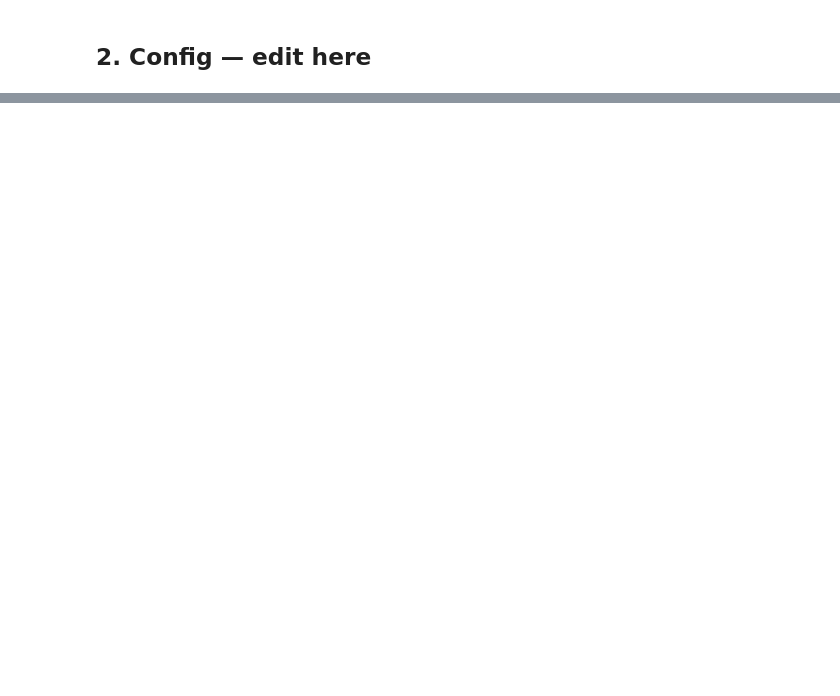
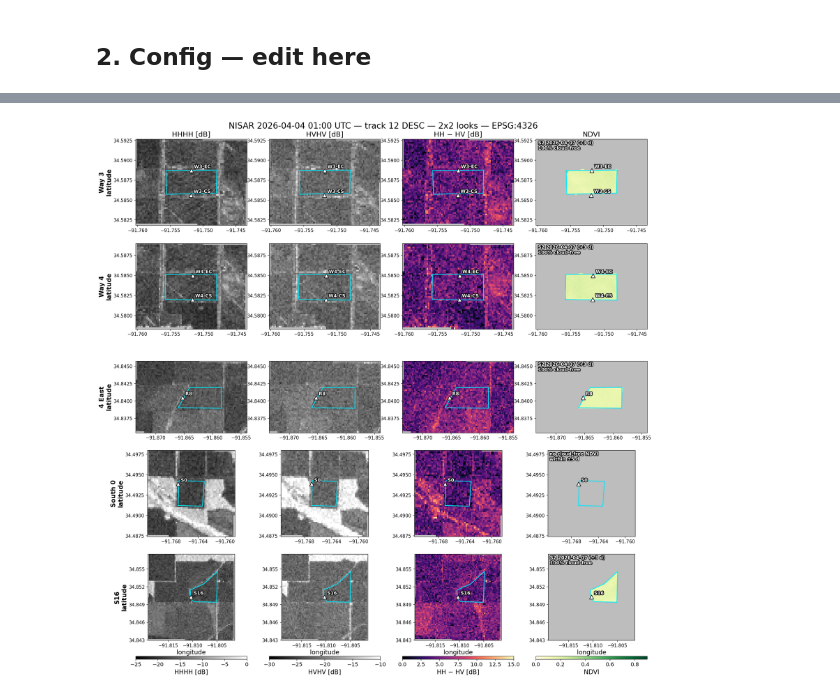
Before and after one commit to edrian-liao/rice-methane-downscaling, a Jupyter notebook: notebooks/nisar_field_means.ipynb, the cells around one changed output, grey strips where cells are left out. Cells and saved outputs as stored; diff of their text form; code cells hidden in the pictures; blank space fills up the shorter version.

Commit message:
confirmed the usability of the l-band nisar

```diff
--- a/notebooks/nisar_field_means.ipynb
+++ b/notebooks/nisar_field_means.ipynb
@@ -236,61 +443,87 @@ Cyan = polygon, white triangles = gauges.
 # %%
 PANELS = [("HHHH", "HHHH [dB]", "gray"), ("HVHV", "HVHV [dB]", "gray"),
-          ("ratio", "HH − HV [dB]", "magma")]
-OUTLINE = [pe.withStroke(linewidth=3, foreground="black")]        # readable labels
+          ("ratio", "HH − HV [dB]", "magma"), ("ndvi", "NDVI", "YlGn")]
+VLIM["ndvi"] = NDVI_VLIM
+
+
+def nearest_ndvi(field, when):
+    """Closest cloud-free NDVI date to `when` for this field, within NDVI_MAX_GAP_DAYS; else None."""
+    cand = ndvi_means[(ndvi_means.field == field) & ndvi_means.ndvi.notna()]
+    if cand.empty:
+        return None
+    gap = (cand.date - when.normalize()).abs()
+    i = gap.idxmin()
+    return cand.date[i] if gap[i] <= pd.Timedelta(days=NDVI_MAX_GAP_DAYS) else None
+
+
+def corner_note(ax, text):
+    ax.text(0.02, 0.98, text, transform=ax.transAxes, va="top", fontsize=11,
+            color="white", fontweight="bold", path_effects=OUTLINE)
 
 
 def plot_maps(ps):
-    """One figure for one pass (a row of `passes`): a row per field, three columns."""
-    fig, axes = plt.subplots(len(fields), 3, figsize=(17, 4.6 * len(fields)), squeeze=False)
-    ims, epsg = [None] * 3, None
+    """One figure for one NISAR pass (a row of `passes`): a row per field, four columns."""
+    fig, axes = plt.subplots(len(fields), len(PANELS), figsize=(22, 4.6 * len(fields)),
+                             squeeze=False)
+    ims = [None] * len(PANELS)
     for i, (_, fld) in enumerate(fields.iterrows()):
+        axes[i][0].set_ylabel(f"{fld.field}\nlatitude", fontweight="bold")
+        for ax in axes[i]:
+            ax.set_facecolor("#bdbdbd")                  # NaN / outside data shows grey
         path = clip_path(ps.granule, fld.field)
-        row_label = fld.field + ("" if fld.has_polygon else "\n(no polygon)")
-        axes[i][0].set_ylabel(f"{row_label}\nnorthing [km]", fontweight="bold")
         if path is None:                                 # field not covered by this pass
             for ax in axes[i]:
                 ax.text(0.5, 0.5, "no data this pass", ha="center", transform=ax.transAxes)
                 ax.set_xticks([]); ax.set_yticks([])
             continue
-        w = map_layers(path); epsg = w["epsg"]
-        to_km = lambda gs: gs.to_crs(epsg).scale(1e-3, 1e-3, origin=(0, 0))
-        poly_km = to_km(gpd.GeoSeries([fld.geometry], crs=4326)) if fld.has_polygon else None
-        gpts = gauges[gauges.field_name == fld.field]
-        gpts_km = to_km(gpts.geometry)
-        for j, (key, label, cmap) in enumerate(PANELS):
+        w = map_layers(path)
+
+        # Columns 1-3: NISAR.
+        for j, (key, label, cmap) in enumerate(PANELS[:3]):
             ax = axes[i][j]
             ims[j] = ax.imshow(w[key], extent=w["extent"], cmap=cmap, interpolation="nearest",
                                vmin=VLIM[key][0], vmax=VLIM[key][1])
-            if poly_km is not None:
-                poly_km.boundary.plot(ax=ax, color="#00e5ff", lw=1.8)
-            ax.plot(gpts_km.x, gpts_km.y, "^", ms=10, mfc="white", mec="black", mew=1.2)
-            for gid, p in zip(gpts.gauge_id, gpts_km):
-                ax.annotate(gid, (p.x, p.y), xytext=(6, 6), textcoords="offset points",
-                            color="white", fontsize=11, fontweight="bold", path_effects=OUTLINE)
-            ax.set_title(label if i == 0 else "")
-            ax.tick_params(labelsize=11)
-            ax.ticklabel_format(useOffset=False, style="plain")   # no "+3.817e3" offsets
-            ax.xaxis.set_major_locator(plt.MaxNLocator(5))        # stop labels running together
-    for j, (key, label, _) in enumerate(PANELS):         # one colourbar per column
-        if ims[j] is not None:
+            decorate(ax, fld, w["extent"])
+
+        # Column 4: NDVI from the closest cloud-free date, drawn in the SAME view.
+        ax = axes[i][3]
+        d = nearest_ndvi(fld.field, ps.acq_utc)
+        if d is None:
+            corner_note(ax, f"no cloud-free NDVI\nwithin ±{NDVI_MAX_GAP_DAYS} d")
+        else:
+            arr, dates, tf, crs = ndvi_stacks[fld.field]
+            a, ext = warp_to_4326(arr[dates.index(d)], tf, crs)
+            ims[3] = ax.imshow(a, extent=ext, cmap="YlGn", interpolation="nearest",
+                               vmin=NDVI_VLIM[0], vmax=NDVI_VLIM[1])
+            gap = (d - ps.acq_utc.normalize()).days
+            frac = ndvi_means.loc[(ndvi_means.field == fld.field) & (ndvi_means.date == d), "valid_frac"].iloc[0]
+            corner_note(ax, f"S2 {d:%Y-%m-%d} ({gap:+d} d)\n{frac:.0%} cloud-free")
+        decorate(ax, fld, w["extent"])                   # same lon/lat window as the NISAR panels
+
+    for j, (key, label, _) in enumerate(PANELS):
+        axes[0][j].set_title(label)
+        axes[-1][j].set_xlabel("longitude")
+        if ims[j] is not None:                           # one colourbar per column
             fig.colorbar(ims[j], ax=axes[:, j].tolist(), orientation="horizontal",
                          pad=0.03, fraction=0.025, aspect=40, label=label)
     fig.canvas.draw()                                    # title just above the first row
     top = max(ax.get_position().y1 for ax in axes[0])
-    fig.suptitle(f"{ps.acq_utc:%Y-%m-%d %H:%M} UTC — track {ps.track} {ps.direction}"
-                 f" — {MAP_LOOKS}x{MAP_LOOKS} looks — km, EPSG:{epsg}", y=top + 0.025)
+    fig.suptitle(f"NISAR {ps.acq_utc:%Y-%m-%d %H:%M} UTC — track {ps.track} {ps.direction}"
+                 f" — {MAP_LOOKS}x{MAP_LOOKS} looks — EPSG:4326", y=top + 0.025)
     return fig
 
 
 for k in MAP_DATES:                                      # show selected passes inline
     if k < len(passes):
         plot_maps(passes.iloc[k]); plt.show()
 
 if SAVE_ALL_MAPS:                                        # one PNG per pass
     MAP_DIR.mkdir(parents=True, exist_ok=True)
     for _, ps in passes.iterrows():
         fig = plot_maps(ps)
         fig.savefig(MAP_DIR / f"{ps.acq_utc:%Y%m%d}_T{ps.track}_{ps.direction}.png",
                     dpi=110, bbox_inches="tight")
         plt.close(fig)
     print(f"saved {len(passes)} figures to {MAP_DIR}")
+# %% [output]
+[figure, added]
```
Also changed, not shown: parts of 17 cells of this notebook, 10 other files.
